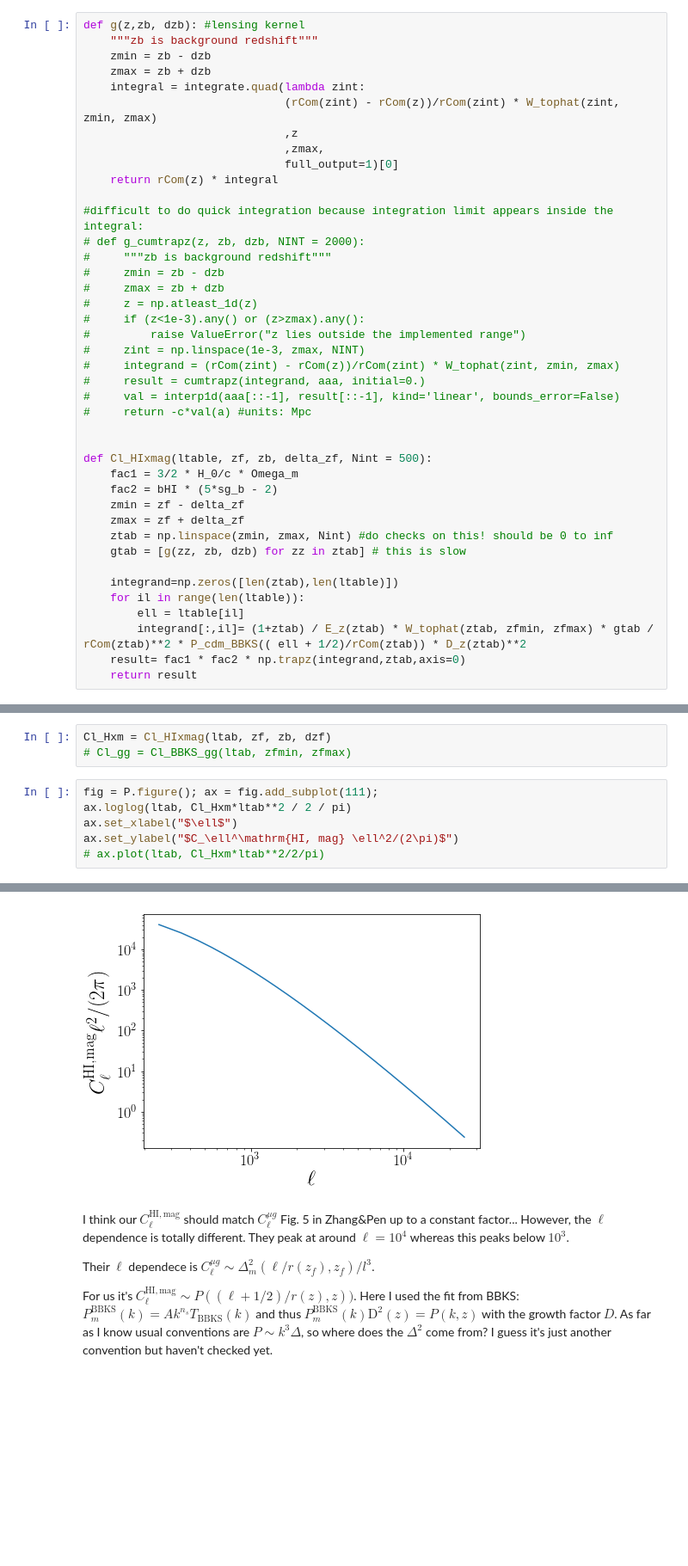
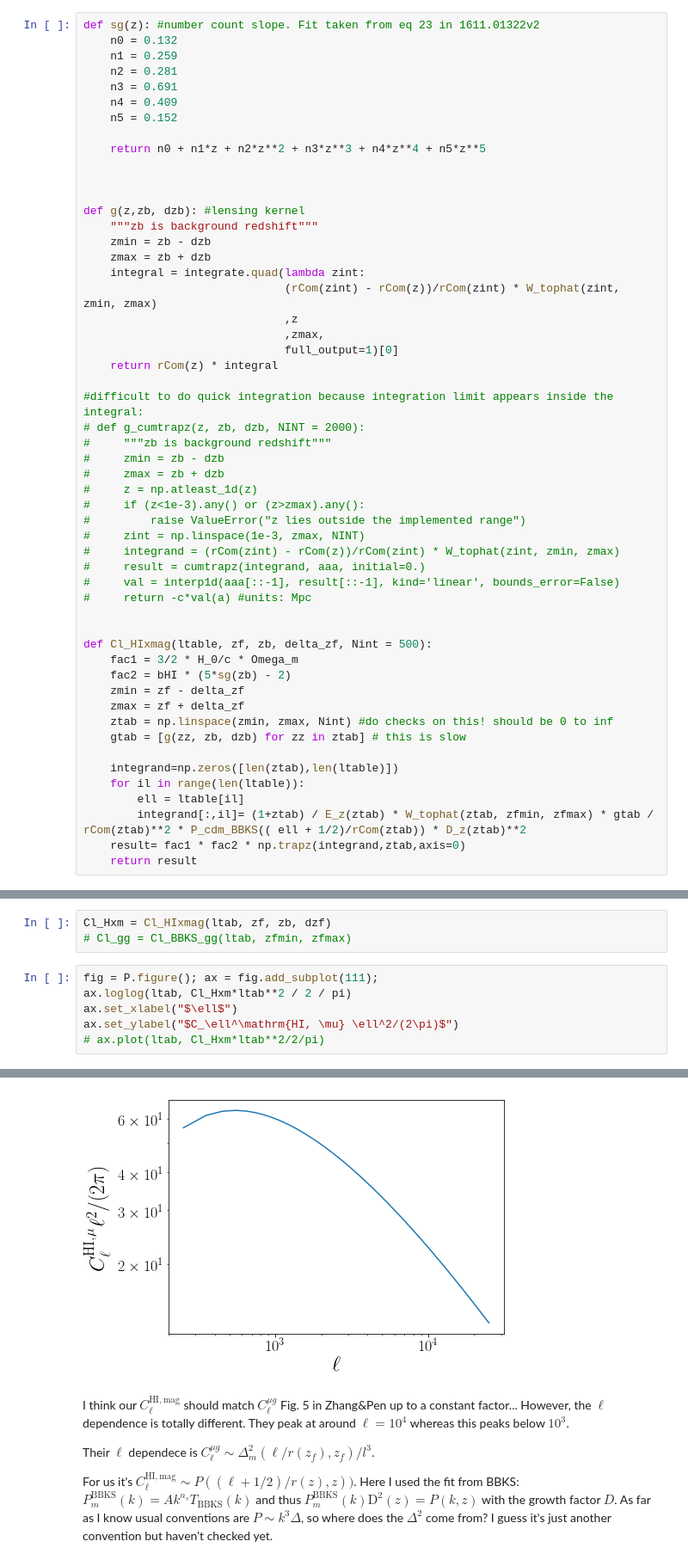
Before and after one commit to amadeuswi/MagBias, a Jupyter notebook: S2N.ipynb, the cells around one changed output, grey strips where cells are left out. Shown at 86% size. Drawn from its saved outputs; the diff is of its cells as text; blank space fills up the shorter version.

```diff
--- a/S2N.ipynb
+++ b/S2N.ipynb
@@ -50,6 +47,18 @@ background from 1.5 to 1.9
 # %% [markdown]
 Some functions as defined in Alkistis' notes:
 # %%
+def sg(z): #number count slope. Fit taken from eq 23 in 1611.01322v2
+    n0 = 0.132
+    n1 = 0.259
+    n2 = 0.281
+    n3 = 0.691
+    n4 = 0.409
+    n5 = 0.152
+
+    return n0 + n1*z + n2*z**2 + n3*z**3 + n4*z**4 + n5*z**5
+
+
+
 def g(z,zb, dzb): #lensing kernel
     """zb is background redshift"""
     zmin = zb - dzb
@@ -78,7 +87,7 @@ def g(z,zb, dzb): #lensing kernel
 
 def Cl_HIxmag(ltable, zf, zb, delta_zf, Nint = 500):
     fac1 = 3/2 * H_0/c * Omega_m
-    fac2 = bHI * (5*sg_b - 2)
+    fac2 = bHI * (5*sg(zb) - 2)
     zmin = zf - delta_zf
     zmax = zf + delta_zf
     ztab = np.linspace(zmin, zmax, Nint) #do checks on this! should be 0 to inf
@@ -137,6 +171,6 @@ Cl_Hxm = Cl_HIxmag(ltab, zf, zb, dzf)
 fig = P.figure(); ax = fig.add_subplot(111);
 ax.loglog(ltab, Cl_Hxm*ltab**2 / 2 / pi)
 ax.set_xlabel("$\ell$")
-ax.set_ylabel("$C_\ell^\mathrm{HI, mag} \ell^2/(2\pi)$")
+ax.set_ylabel("$C_\ell^\mathrm{HI, \mu} \ell^2/(2\pi)$")
 # ax.plot(ltab, Cl_Hxm*ltab**2/2/pi)
 # %% [output]
@@ -144,4 +178,4 @@ Text(0,0.5,u'$C_\\ell^\\mathrm{HI, mag} \\ell^2/(2\\pi)$')
-[figure, old version]
+[figure, new version]
 # %% [markdown]
 I think our $C_\ell^\mathrm{HI, mag}$ should match $C_\ell^{\mu g}$ Fig. 5 in Zhang&Pen up to a constant factor... However, the $\ell$ dependence is totally different. They peak at around $\ell = 10^4$ whereas this peaks below $10^3$.
 
```
Also changed, not shown: parts of 8 cells of this notebook.
